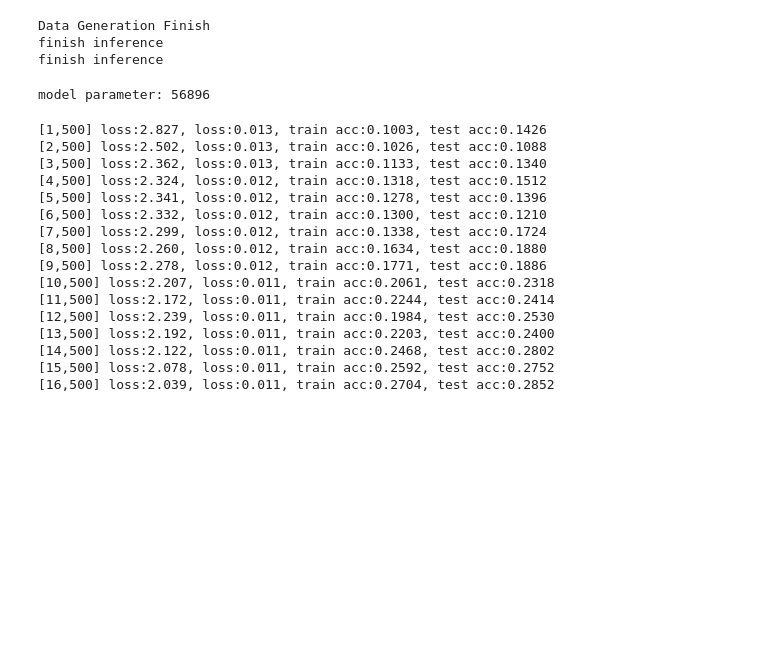
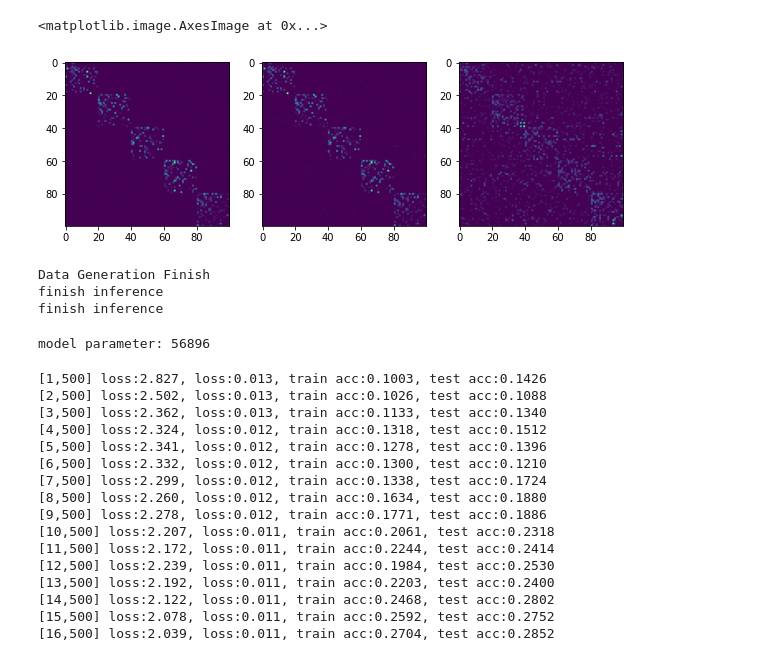
Before and after one commit to HuangHaoyu1997/Reservoir-Computing, a Jupyter notebook: learn_dgl.ipynb, the cells around one changed output. Drawn from its saved outputs; the diff is of its cells as text; code cells hidden in the pictures; blank space fills up the shorter version.

```diff
--- a/learn_dgl.ipynb
+++ b/learn_dgl.ipynb
@@ -170,3 +202,14 @@ True
+# %%
+plt.figure(figsize=(10,6))
+plt.subplot(131)
+plt.imshow(np.abs(A_before))
+plt.subplot(132)
+plt.imshow(np.abs(A_after))
+plt.subplot(133)
+plt.imshow(np.abs(A_after-A_before))
+# %% [output]
+<matplotlib.image.AxesImage at 0x...>
+[figure, added]
 # %%
 from train_gpu import inference_new, train_transformer_readout
 run_time = time.strftime("%Y.%m.%d-%H-%M-%S", time.localtime())
```
Also changed, not shown: parts of 7 cells of this notebook, 11 other files.
